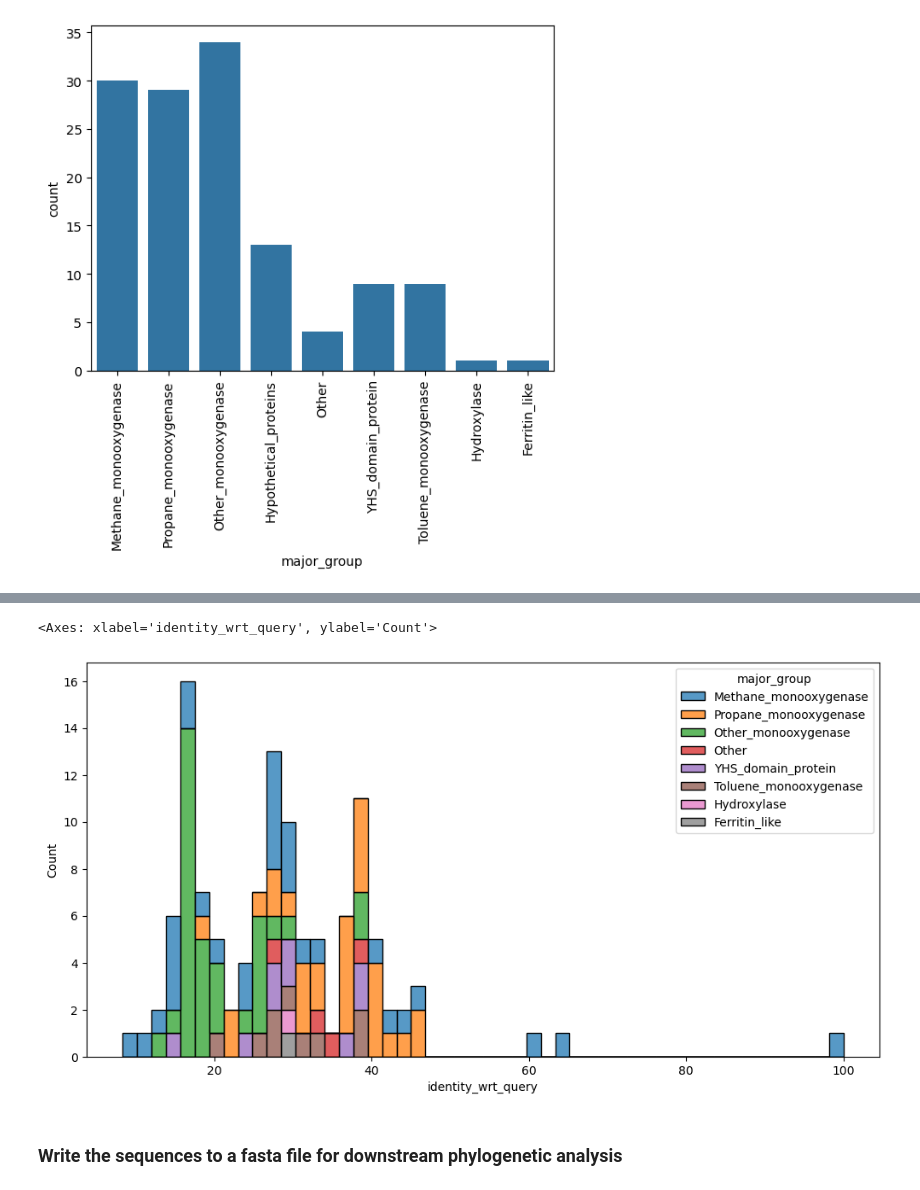
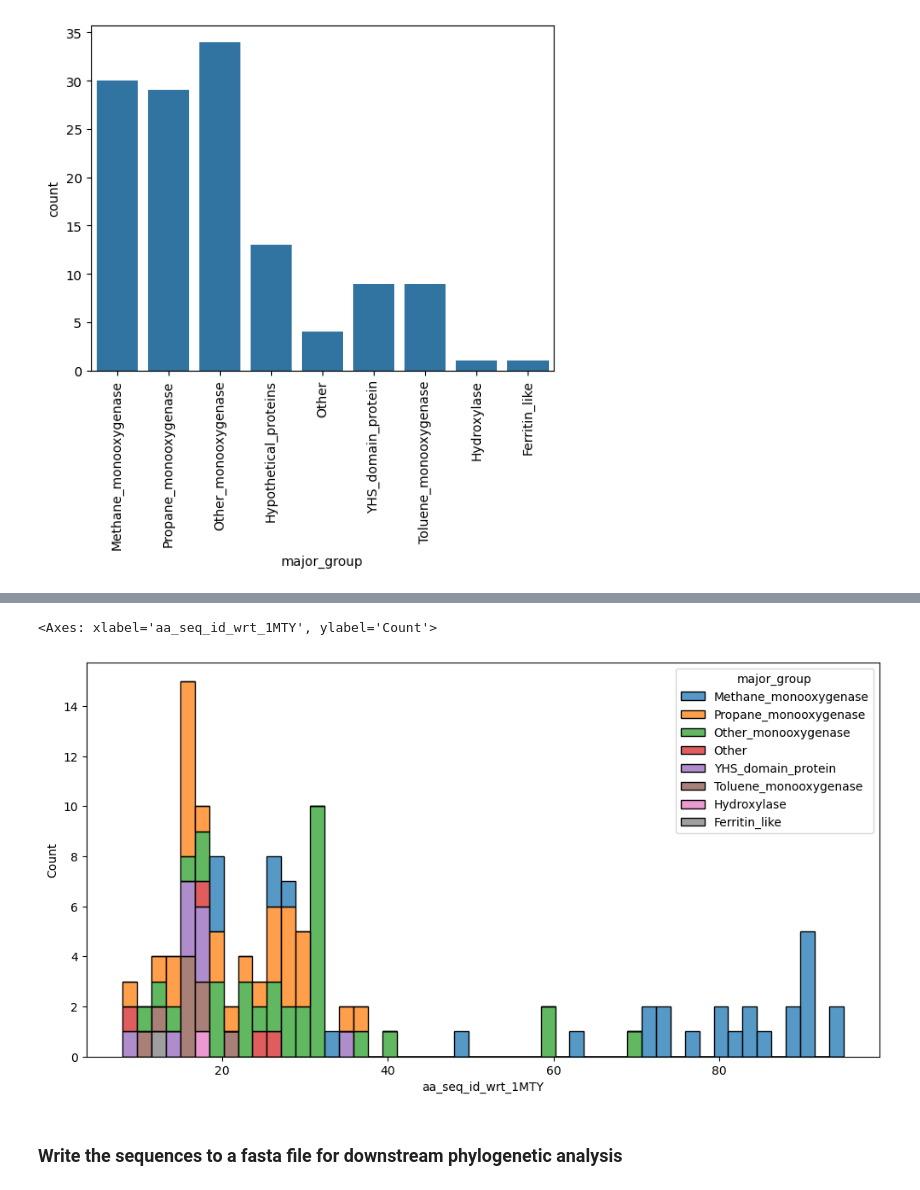
Before and after one commit to kaustubh-amritkar/MMO, a Jupyter notebook: analysis/sequence_collection.ipynb, the cells around one changed output, grey strips where cells are left out. Saved outputs shown, nothing was run; the diff lists cells and outputs as text; code cells hidden in the pictures.

Commit message:
Removed the incorrect way of calculating seq_id; Added a new notebook focusing on comparing the results from sequence and structural hits

```diff
--- a/analysis/sequence_collection.ipynb
+++ b/analysis/sequence_collection.ipynb
@@ -296,19 +295,0 @@ query_1mty_seq = "MALSTATKAATDALAANRAPTSVNAQEVHRWLQSFNWDFKNNRTKYATKYKMANETKEQFKL
-# %%
-seq_id_wrt_query = []
-
-def compute_pairwise_identity(seq1, seq2):
-    alignments = pairwise2.align.globalxx(seq1, seq2, one_alignment_only=True)
-    if not alignments:
-        return 0.0
-    alignment = alignments[0]
-    matches = sum(c1 == c2 for c1, c2 in zip(alignment.seqA, alignment.seqB))
-    identity = matches * 100/ max(len(seq1), len(seq2))
-    return identity
-
-for idx, row in blastp_uniref50_hits.iterrows():
-    seq = row['Sequence']
-    identity = compute_pairwise_identity(seq, query_1mty_seq)
-    seq_id_wrt_query.append(identity)
-
-blastp_uniref50_hits['identity_wrt_query'] = seq_id_wrt_query
-blastp_uniref50_hits
@@ -333,0 +296,3 @@ See the caveats in the documentation: https://pandas.pydata.org/pandas-docs/stab
+# %%
+msa_aa_seq_id_matrix = pd.read_csv("/mnt/researchdrive/Kaustubh/MMO/data/blast_search/blastp_uniref50/MMO_uniref50_blastp_MSA_aa_seq_id_matrix.csv")
+msa_aa_seq_id_matrix.rename(columns={'Unnamed: 0': 'id'}, inplace=True)
@@ -333,0 +301,5 @@ See the caveats in the documentation: https://pandas.pydata.org/pandas-docs/stab
+# %%
+blastp_uniref50_hits = pd.merge(blastp_uniref50_hits, msa_aa_seq_id_matrix[['id', 'P22869']], left_on="Accession", right_on="id", how="left")
+blastp_uniref50_hits.rename(columns={'P22869': 'aa_seq_id_wrt_1MTY'}, inplace=True)
+
+blastp_uniref50_hits
@@ -334,6 +320,6 @@ See the caveats in the documentation: https://pandas.pydata.org/pandas-docs/stab
 # %%
 plt.figure(figsize=(12, 6))
-sns.histplot(data=blastp_uniref50_hits, x='identity_wrt_query', hue="major_group", multiple="stack", bins=50)
+sns.histplot(data=blastp_uniref50_hits, x='aa_seq_id_wrt_1MTY', hue="major_group", multiple="stack", bins=50)
 # %% [output]
-<Axes: xlabel='identity_wrt_query', ylabel='Count'>
+<Axes: xlabel='aa_seq_id_wrt_1MTY', ylabel='Count'>
-[figure, old version]
+[figure, new version]
```
Also changed, not shown: parts of 6 cells of this notebook, 2 other files.
